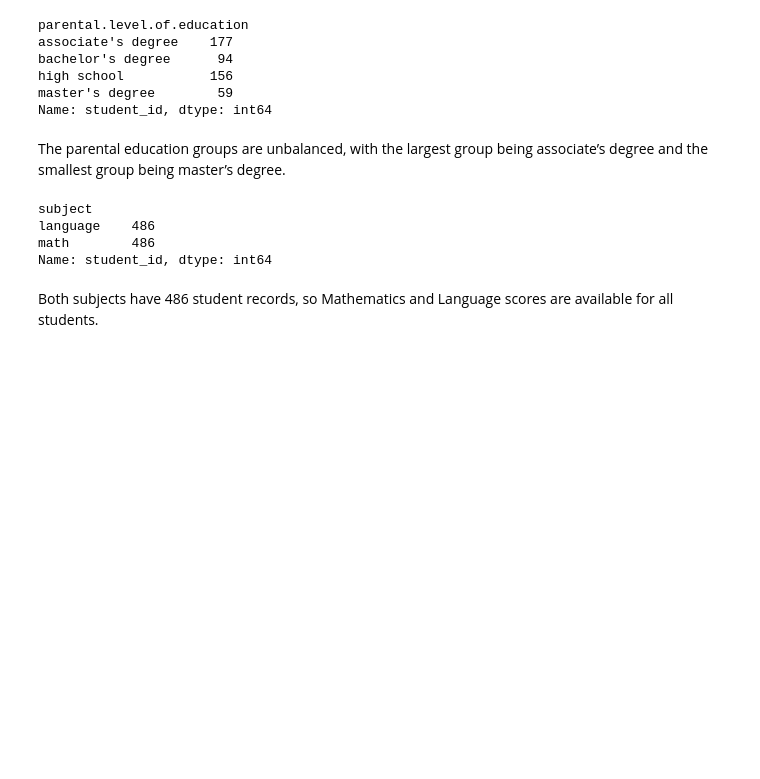
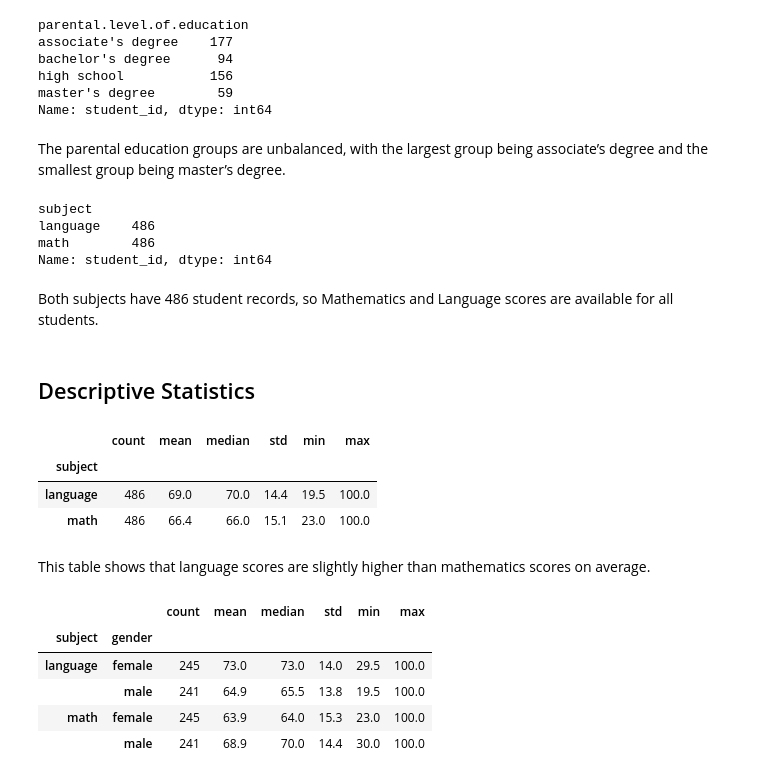
Before and after one commit to berkaygirgin/hypothesis-testing-student-performance, a Jupyter notebook: notebooks/hypothesis-testing-student-performance.ipynb, the cells around one changed output. Saved outputs shown, nothing was run; the diff lists cells and outputs as text; code cells hidden in the pictures; blank space fills up the shorter version.

```diff
--- a/notebooks/hypothesis-testing-student-performance.ipynb
+++ b/notebooks/hypothesis-testing-student-performance.ipynb
@@ -99,3 +99,23 @@ math        486
 Name: student_id, dtype: int64
 # %% [markdown]
 Both subjects have 486 student records, so Mathematics and Language scores are available for all students.
+# %% [markdown]
+## Descriptive Statistics
+# %%
+df.groupby("subject")["score"].agg(["count", "mean", "median", "std", "min", "max"]).round(1)
+# %% [output]
+|  | count | mean | median | std | min | max |
+| subject |  |  |  |  |  |  |
+| language | 486 | 69.0 | 70.0 | 14.4 | 19.5 | 100.0 |
+| math | 486 | 66.4 | 66.0 | 15.1 | 23.0 | 100.0 |
+# %% [markdown]
+This table shows that language scores are slightly higher than mathematics scores on average.
+# %%
+df.groupby(["subject", "gender"])["score"].agg(["count", "mean", "median", "std", "min", "max"]).round(1)
+# %% [output]
+|  |  | count | mean | median | std | min | max |
+| subject | gender |  |  |  |  |  |  |
+| language | female | 245 | 73.0 | 73.0 | 14.0 | 29.5 | 100.0 |
+|  | male | 241 | 64.9 | 65.5 | 13.8 | 19.5 | 100.0 |
+| math | female | 245 | 63.9 | 64.0 | 15.3 | 23.0 | 100.0 |
+|  | male | 241 | 68.9 | 70.0 | 14.4 | 30.0 | 100.0 |
```
Also changed, not shown: parts of 7 cells of this notebook.
